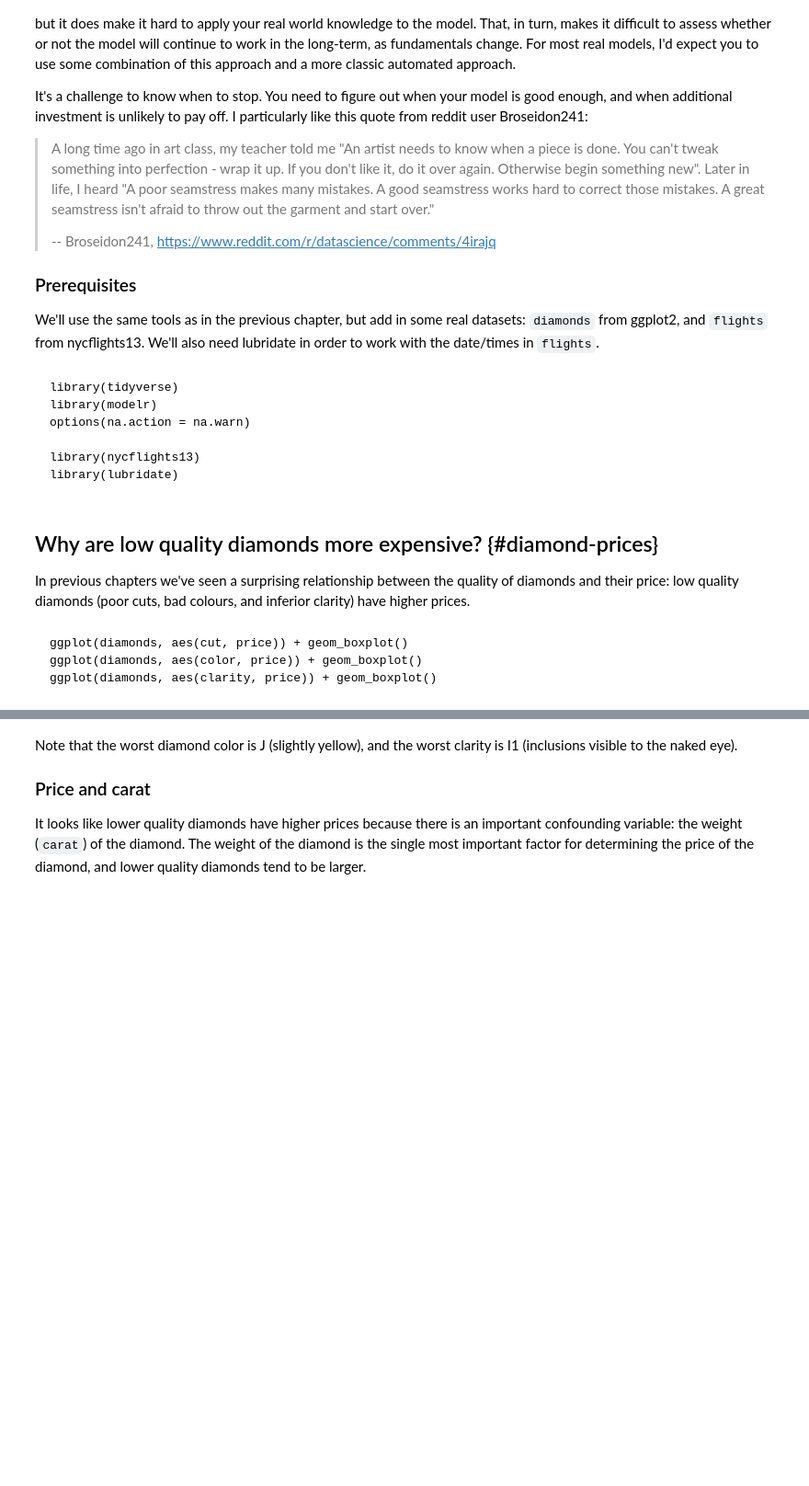
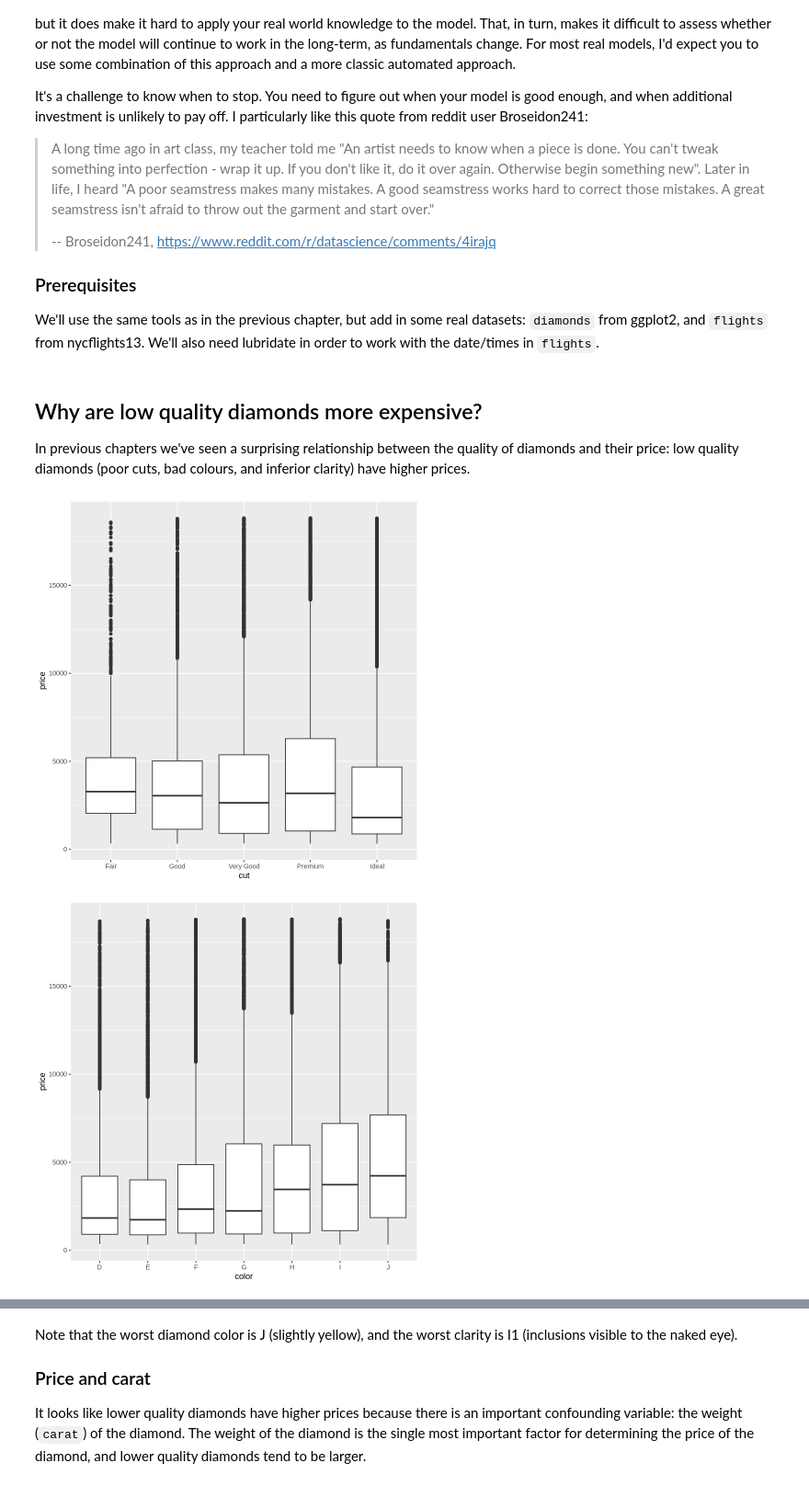
Before and after one commit to fralfaro/r4ds-book, a Jupyter notebook: docs/24_model_building.ipynb, the cells around one changed output, grey strips where cells are left out. Shown at 92% size. Drawn from its saved outputs; the diff is of its cells as text; code cells hidden in the pictures; blank space fills up the shorter version.

````diff
--- a/docs/24_model_building.ipynb
+++ b/docs/24_model_building.ipynb
@@ -25,13 +25,3 @@ It's a challenge to know when to stop. You need to figure out when your model is
 ### Prerequisites
 
 We'll use the same tools as in the previous chapter, but add in some real datasets: `diamonds` from ggplot2, and `flights` from nycflights13.  We'll also need lubridate in order to work with the date/times in `flights`.
-# %% [markdown]
-
-```{r setup, message = FALSE}
-library(tidyverse)
-library(modelr)
-options(na.action = na.warn)
-
-library(nycflights13)
-library(lubridate)
-```
@@ -38,12 +38,12 @@ library(lubridate)
 # %% [markdown]
 
-## Why are low quality diamonds more expensive? {#diamond-prices}
+## Why are low quality diamonds more expensive?
 
 In previous chapters we've seen a surprising relationship between the quality of diamonds and their price: low quality diamonds (poor cuts, bad colours, and inferior clarity) have higher prices.
-# %% [markdown]
-
-```{r dev = "png"}
-ggplot(diamonds, aes(cut, price)) + geom_boxplot()
-ggplot(diamonds, aes(color, price)) + geom_boxplot()
-ggplot(diamonds, aes(clarity, price)) + geom_boxplot()
-```
+# %%
+ggplot(diamonds, aes(cut, price)) + geom_boxplot()
+ggplot(diamonds, aes(color, price)) + geom_boxplot()
+ggplot(diamonds, aes(clarity, price)) + geom_boxplot()
+# %% [output]
+[figure, added]
+[figure, added]
````
Also changed, not shown: parts of 63 cells of this notebook.
